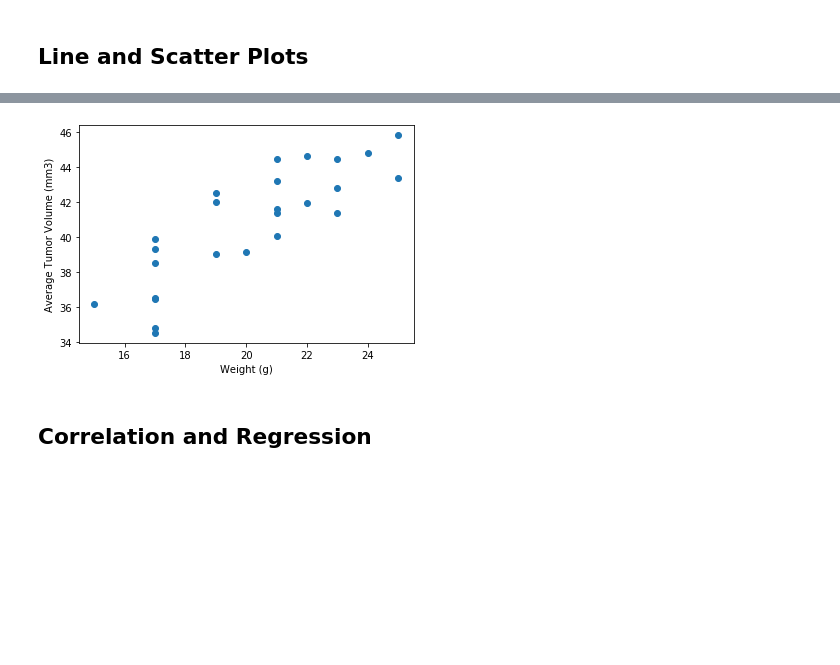
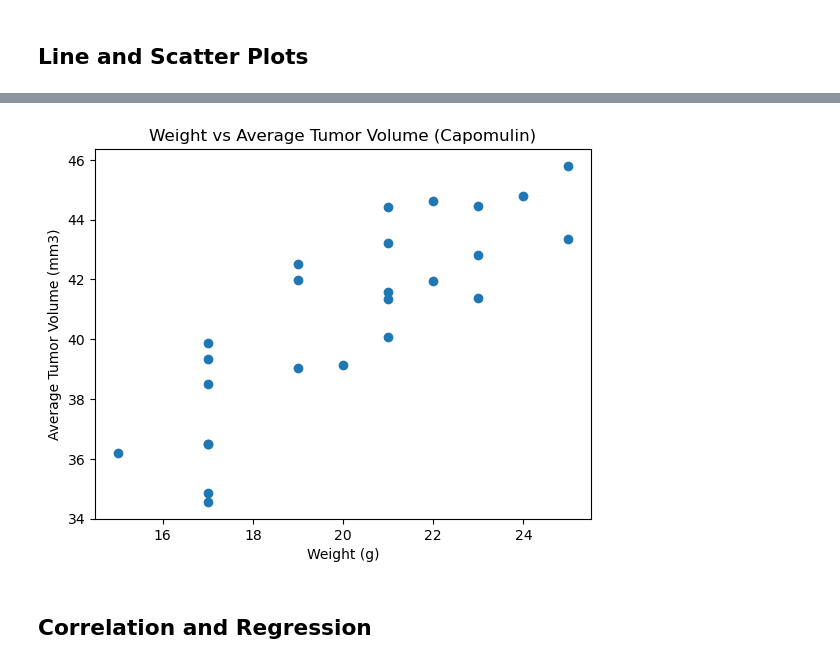
Before and after one commit to rbitas/Matplotlib-challenge, a Jupyter notebook: pymaceuticals_starter.ipynb, the cells around one changed output, grey strips where cells are left out. Saved outputs shown, nothing was run; the diff lists cells and outputs as text; code cells hidden in the pictures; blank space fills up the shorter version.

```diff
--- a/pymaceuticals_starter.ipynb
+++ b/pymaceuticals_starter.ipynb
@@ -289,0 +286,11 @@ plt.show()
+# %%
+# Generate a line plot of tumor volume vs. time point for a mouse treated with Capomulin
+capomulin_data = study_cleaned_df.loc[study_cleaned_df['Drug Regimen'] == 'Capomulin']
+capomulin_data
+mouse_id = "s185"
+capomulin_mouse_df = capomulin_data.loc[capomulin_data['Mouse ID'] == mouse_id]
+tumor_vol = plt.plot(capomulin_mouse_df['Timepoint'], capomulin_mouse_df['Tumor Volume (mm3)'])
+plt.title("Capomulin Treatment for Mouse s185")
+plt.xlabel("Timepoint (days)")
+plt.ylabel("Tumor Volume (mm3)")
+plt.show()
@@ -290,6 +299,14 @@ plt.show()
 # %%
 # Generate a scatter plot of average tumor volume vs. mouse weight for the Capomulin regimen
+capomulin_df = capomulin_data.groupby("Mouse ID").mean()
+mouse_weight = capomulin_df["Weight (g)"]
+avg_tumor_vol = capomulin_df["Tumor Volume (mm3)"]
+plt.scatter(mouse_weight, avg_tumor_vol)
+plt.title("Weight vs Average Tumor Volume (Capomulin)")
+plt.xlabel('Weight (g)')
+plt.ylabel('Average Tumor Volume (mm3)')
+plt.show()
 # %% [output]
-[figure, old version]
+[figure, new version]
 # %% [markdown]
 ## Correlation and Regression
```
Also changed, not shown: parts of 4 cells of this notebook.
